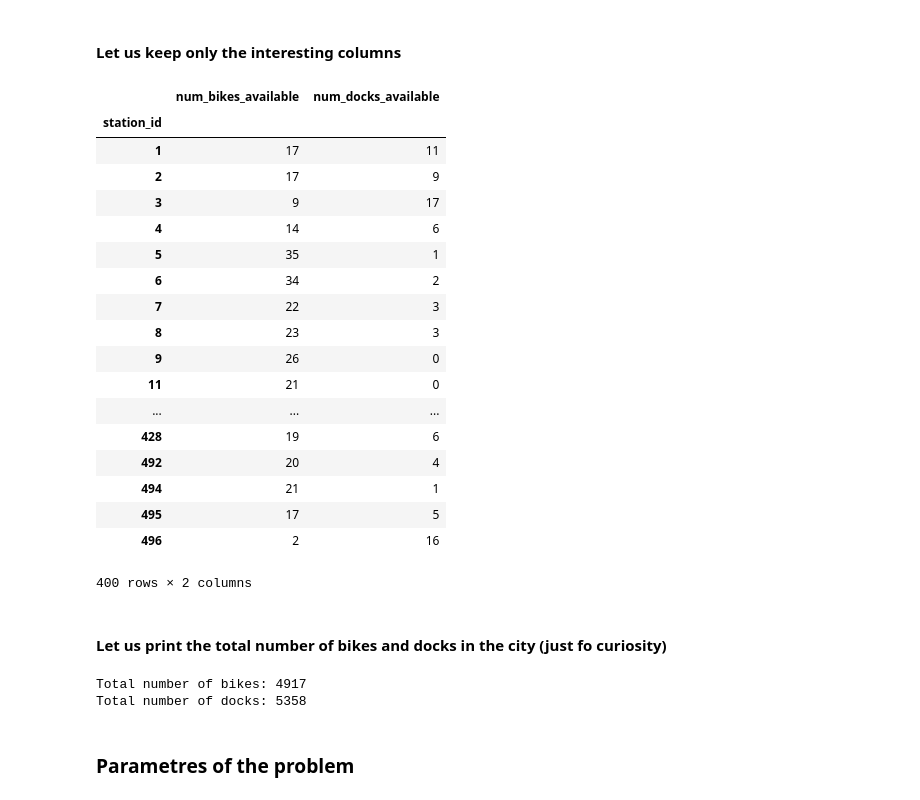
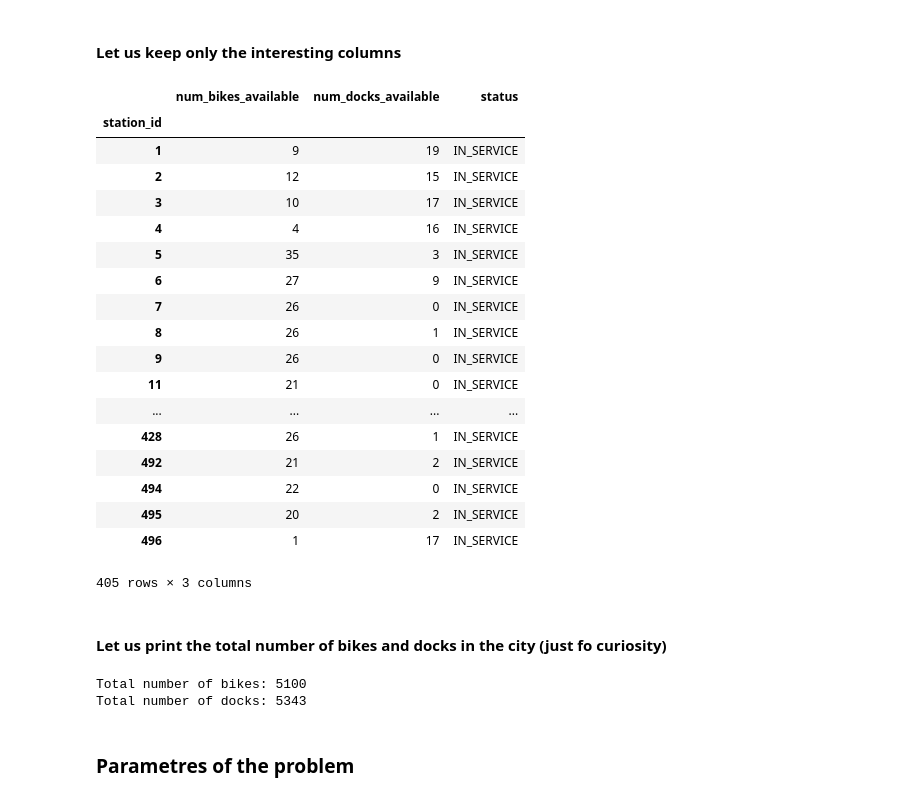
Before and after one commit to pepborrell/ap2-bicingbot, a Jupyter notebook: bicingflow.ipynb, the cells around one changed output. Cells and saved outputs as stored; diff of their text form; code cells hidden in the pictures.

```diff
--- a/bicingflow.ipynb
+++ b/bicingflow.ipynb
@@ -47,28 +47,28 @@ bikes = DataFrame.from_records(pd.read_json(url_status)['data']['stations'], ind
 # %%
 nbikes = 'num_bikes_available'
 ndocks = 'num_docks_available'
-bikes = bikes[[nbikes, ndocks]] # We only select the interesting columns
+bikes = bikes[[nbikes, ndocks, 'status']] # We only select the interesting columns
 bikes
 # %% [output]
-|  | num_bikes_available | num_docks_available |
-| station_id |  |  |
-| 1 | 17 | 11 |
-| 2 | 17 | 9 |
-| 3 | 9 | 17 |
-| 4 | 14 | 6 |
-| 5 | 35 | 1 |
-| 6 | 34 | 2 |
-| 7 | 22 | 3 |
-| 8 | 23 | 3 |
-| 9 | 26 | 0 |
-| 11 | 21 | 0 |
-| ... | ... | ... |
-| 428 | 19 | 6 |
-| 492 | 20 | 4 |
-| 494 | 21 | 1 |
-| 495 | 17 | 5 |
-| 496 | 2 | 16 |
+|  | num_bikes_available | num_docks_available | status |
+| station_id |  |  |  |
+| 1 | 9 | 19 | IN_SERVICE |
+| 2 | 12 | 15 | IN_SERVICE |
+| 3 | 10 | 17 | IN_SERVICE |
+| 4 | 4 | 16 | IN_SERVICE |
+| 5 | 35 | 3 | IN_SERVICE |
+| 6 | 27 | 9 | IN_SERVICE |
+| 7 | 26 | 0 | IN_SERVICE |
+| 8 | 26 | 1 | IN_SERVICE |
+| 9 | 26 | 0 | IN_SERVICE |
+| 11 | 21 | 0 | IN_SERVICE |
+| ... | ... | ... | ... |
+| 428 | 26 | 1 | IN_SERVICE |
+| 492 | 21 | 2 | IN_SERVICE |
+| 494 | 22 | 0 | IN_SERVICE |
+| 495 | 20 | 2 | IN_SERVICE |
+| 496 | 1 | 17 | IN_SERVICE |
-400 rows × 2 columns
+405 rows × 3 columns
 # %% [markdown]
 #### Let us print the total number of bikes and docks in the city (just fo curiosity)
 # %%
@@ -77,8 +77,8 @@ TotalDocks = bikes[ndocks].sum()
 print("Total number of bikes:", TotalBikes)
 print("Total number of docks:", TotalDocks)
 # %% [output]
-Total number of bikes: 4917
-Total number of docks: 5358
+Total number of bikes: 5100
+Total number of docks: 5343
 # %% [markdown]
 ### Parametres of the problem
 # %%
```
Also changed, not shown: parts of 7 cells of this notebook.
